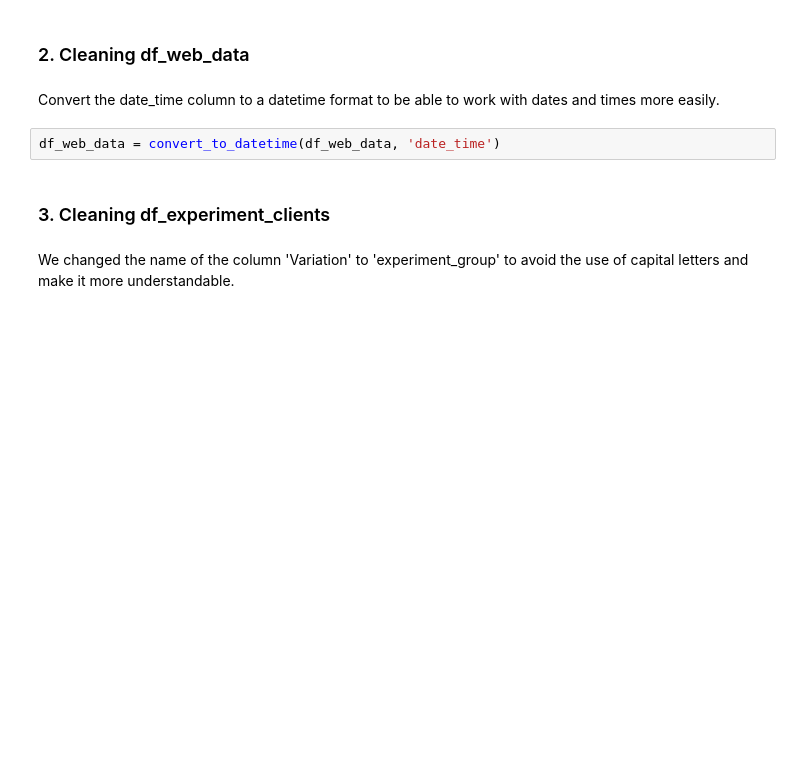
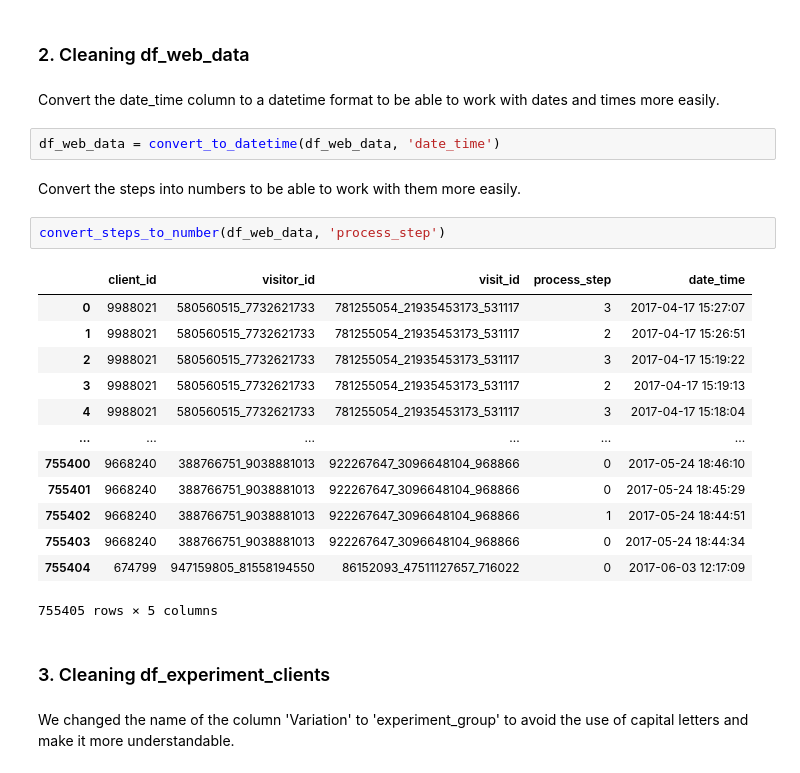
Before and after one commit to almudenaolg/Vanguard-AB-Test-Analysis, a Jupyter notebook: exploratory.ipynb, the cells around one changed output. Drawn from its saved outputs; the diff is of its cells as text; blank space fills up the shorter version.

```diff
--- a/exploratory.ipynb
+++ b/exploratory.ipynb
@@ -160,6 +160,24 @@ df_demo = convert_to_categorical(df_demo, 'gender')
 Convert the date_time column to a datetime format to be able to work with dates and times more easily.
 # %%
 df_web_data = convert_to_datetime(df_web_data, 'date_time')
+# %% [markdown]
+Convert the steps into numbers to be able to work with them more easily.
+# %%
+convert_steps_to_number(df_web_data, 'process_step')
+# %% [output]
+|  | client_id | visitor_id | visit_id | process_step | date_time |
+| 0 | 9988021 | 580560515_7732621733 | 781255054_21935453173_531117 | 3 | 2017-04-17 15:27:07 |
+| 1 | 9988021 | 580560515_7732621733 | 781255054_21935453173_531117 | 2 | 2017-04-17 15:26:51 |
+| 2 | 9988021 | 580560515_7732621733 | 781255054_21935453173_531117 | 3 | 2017-04-17 15:19:22 |
+| 3 | 9988021 | 580560515_7732621733 | 781255054_21935453173_531117 | 2 | 2017-04-17 15:19:13 |
+| 4 | 9988021 | 580560515_7732621733 | 781255054_21935453173_531117 | 3 | 2017-04-17 15:18:04 |
+| ... | ... | ... | ... | ... | ... |
+| 755400 | 9668240 | 388766751_9038881013 | 922267647_3096648104_968866 | 0 | 2017-05-24 18:46:10 |
+| 755401 | 9668240 | 388766751_9038881013 | 922267647_3096648104_968866 | 0 | 2017-05-24 18:45:29 |
+| 755402 | 9668240 | 388766751_9038881013 | 922267647_3096648104_968866 | 1 | 2017-05-24 18:44:51 |
+| 755403 | 9668240 | 388766751_9038881013 | 922267647_3096648104_968866 | 0 | 2017-05-24 18:44:34 |
+| 755404 | 674799 | 947159805_81558194550 | 86152093_47511127657_716022 | 0 | 2017-06-03 12:17:09 |
+755405 rows × 5 columns
 # %% [markdown]
 ### 3. Cleaning df_experiment_clients
 # %% [markdown]
```
Also changed, not shown: parts of 15 cells of this notebook, 1 other file.
